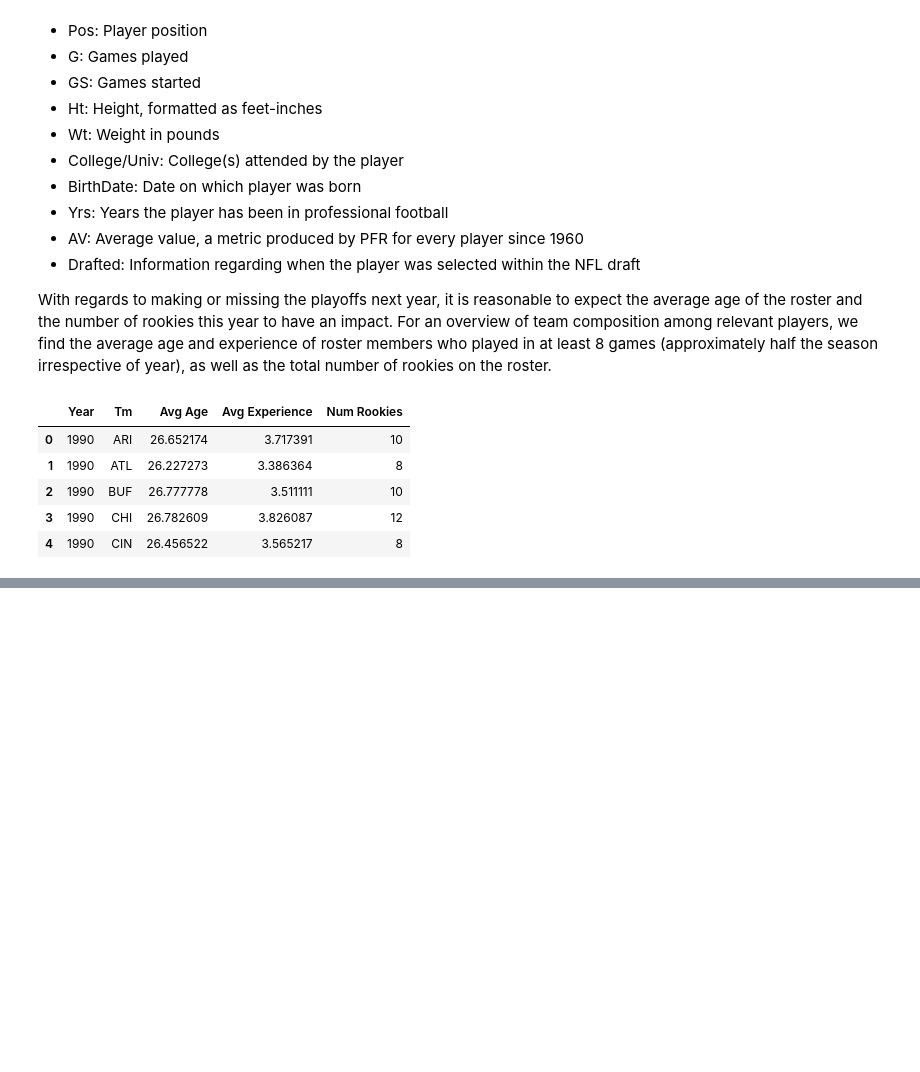
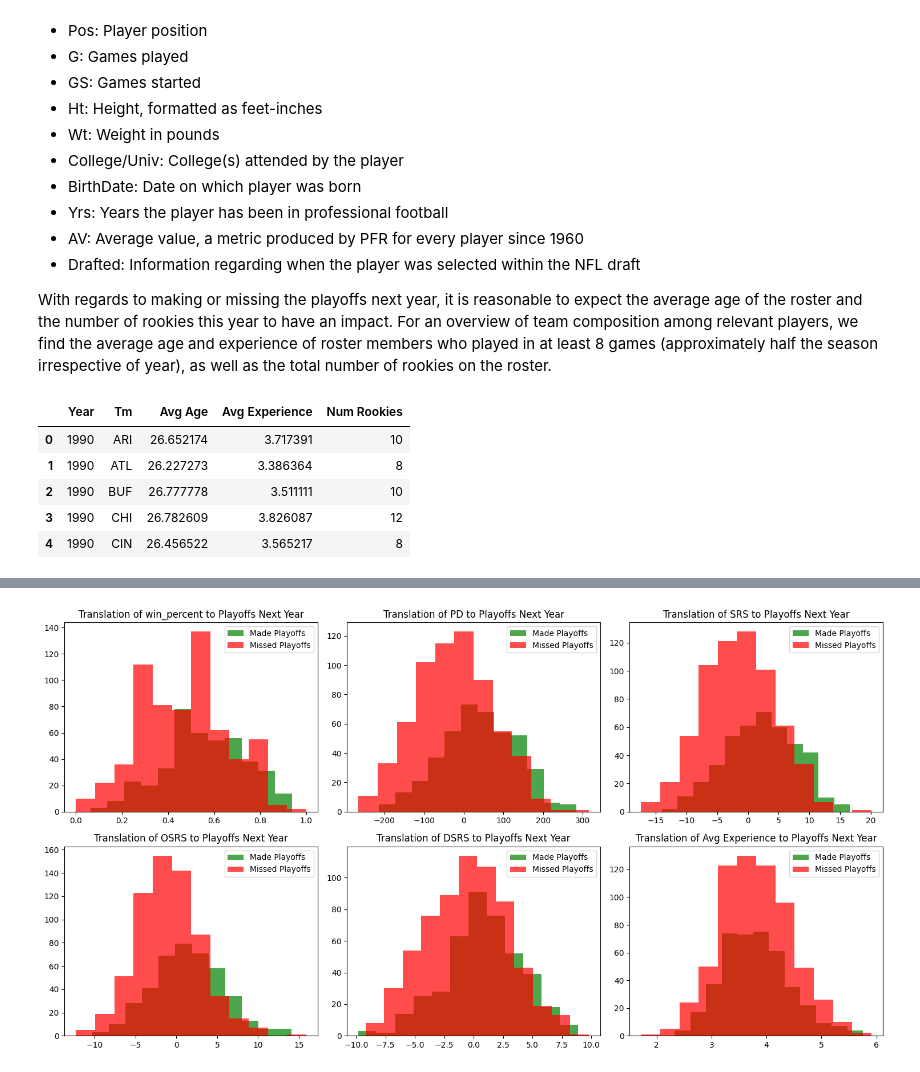
Before and after one commit to crdurham/nfl_playoff_predictor, a Jupyter notebook: notebooks/nfl_playoff_predictor.ipynb, the cells around one changed output, grey strips where cells are left out. Cells and saved outputs as stored; diff of their text form; code cells hidden in the pictures; blank space fills up the shorter version.

```diff
--- a/notebooks/nfl_playoff_predictor.ipynb
+++ b/notebooks/nfl_playoff_predictor.ipynb
@@ -89,0 +143,4 @@ roster_makeup.head()
+# %%
+labeled_hist(Data, cols=['win_percent', 'PD', 'SRS','OSRS', 'DSRS', 'Avg Experience'])
+# %% [output]
+[figure, added]
```
Also changed, not shown: parts of 28 cells of this notebook, 3 other files.
